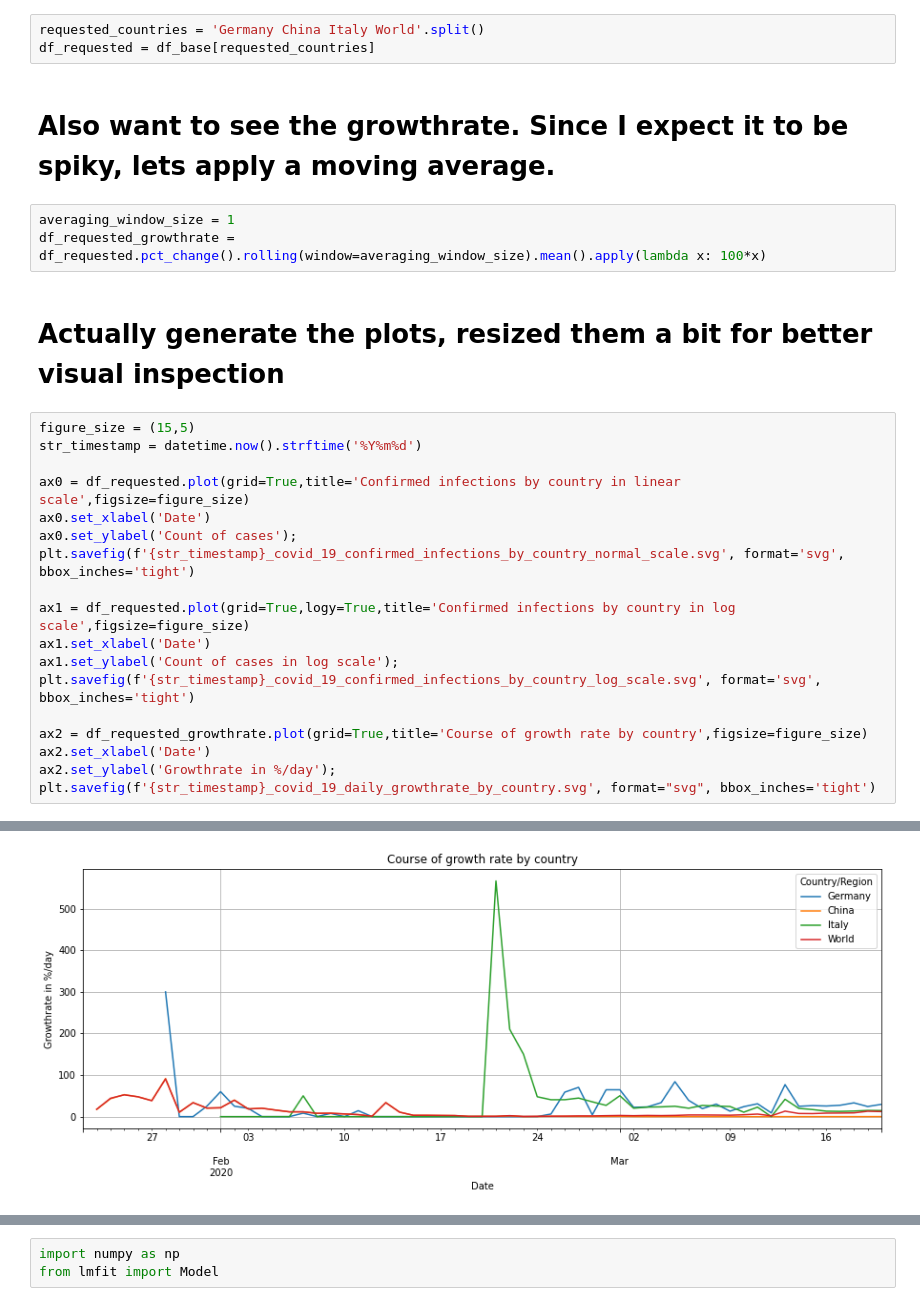
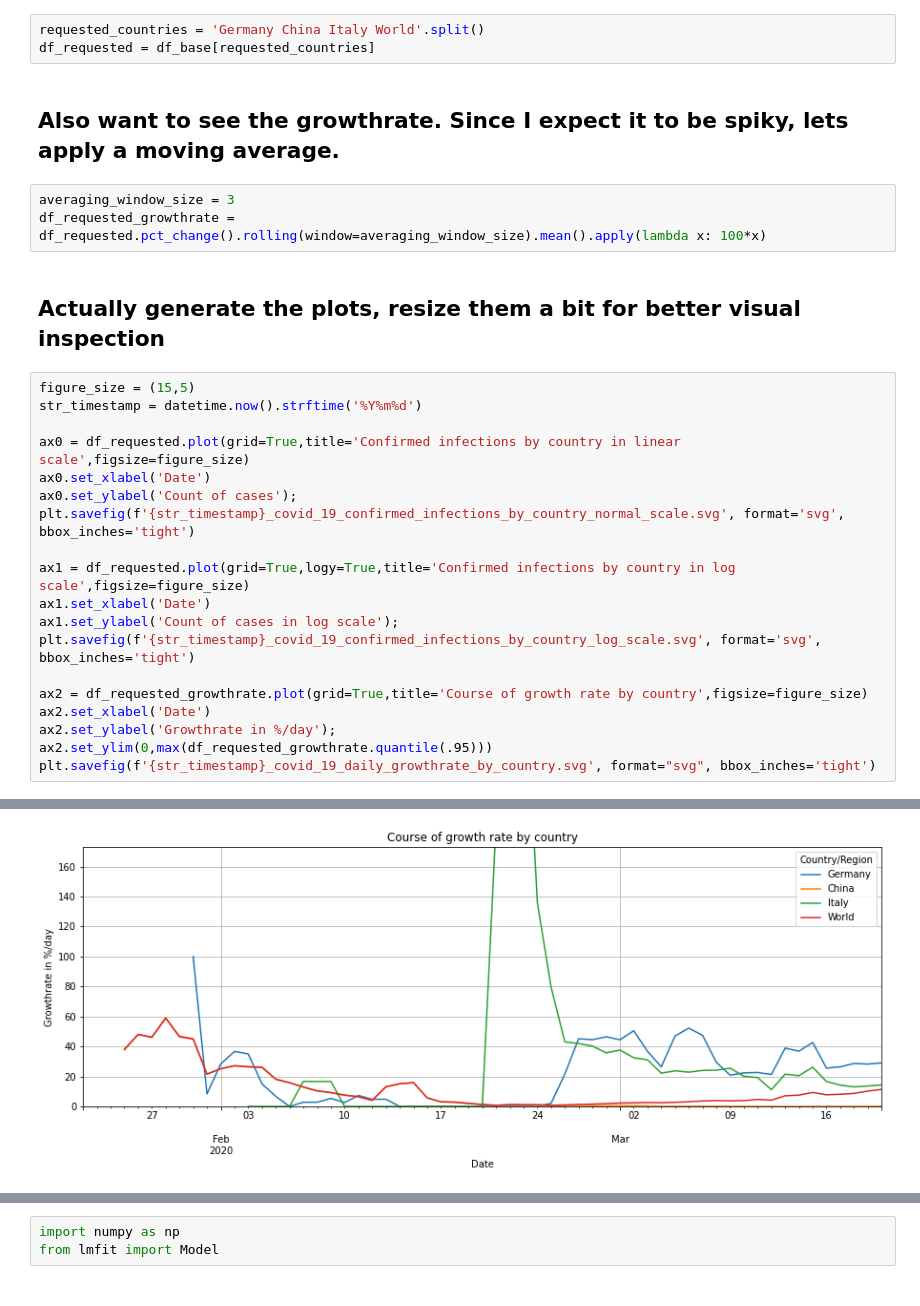
Before and after one commit to jmacenka/jupyternotebook_covid_19_visualization, a Jupyter notebook: analysis_of_the_covid_19_course.ipynb, the cells around one changed output, grey strips where cells are left out. Drawn from its saved outputs; the diff is of its cells as text.

```diff
--- a/analysis_of_the_covid_19_course.ipynb
+++ b/analysis_of_the_covid_19_course.ipynb
@@ -75,32 +64,33 @@ Index(['Afghanistan', 'Albania', 'Algeria', 'Andorra', 'Angola',
 requested_countries = 'Germany China Italy World'.split()
 df_requested = df_base[requested_countries]
 # %% [markdown]
-# Also want to see the growthrate. Since I expect it to be spiky, lets apply a moving average.
+## Also want to see the growthrate. Since I expect it to be spiky, lets apply a moving average.
 # %%
-averaging_window_size = 1
+averaging_window_size = 3
 df_requested_growthrate = df_requested.pct_change().rolling(window=averaging_window_size).mean().apply(lambda x: 100*x)
 # %% [markdown]
-# Actually generate the plots, resized them a bit for better visual inspection
+## Actually generate the plots, resize them a bit for better visual inspection
 # %%
 figure_size = (15,5)
 str_timestamp = datetime.now().strftime('%Y%m%d')
 
 ax0 = df_requested.plot(grid=True,title='Confirmed infections by country in linear scale',figsize=figure_size)
 ax0.set_xlabel('Date')
 ax0.set_ylabel('Count of cases');
 plt.savefig(f'{str_timestamp}_covid_19_confirmed_infections_by_country_normal_scale.svg', format='svg', bbox_inches='tight')
 
 ax1 = df_requested.plot(grid=True,logy=True,title='Confirmed infections by country in log scale',figsize=figure_size)
 ax1.set_xlabel('Date')
 ax1.set_ylabel('Count of cases in log scale');
 plt.savefig(f'{str_timestamp}_covid_19_confirmed_infections_by_country_log_scale.svg', format='svg', bbox_inches='tight')
 
 ax2 = df_requested_growthrate.plot(grid=True,title='Course of growth rate by country',figsize=figure_size)
 ax2.set_xlabel('Date')
 ax2.set_ylabel('Growthrate in %/day');
+ax2.set_ylim(0,max(df_requested_growthrate.quantile(.95)))
 plt.savefig(f'{str_timestamp}_covid_19_daily_growthrate_by_country.svg', format="svg", bbox_inches='tight')
 # %% [output]
 [figure]
 [figure]
-[figure, old version]
+[figure, new version]
 # %% [markdown]
```
Also changed, not shown: parts of 20 cells of this notebook.
